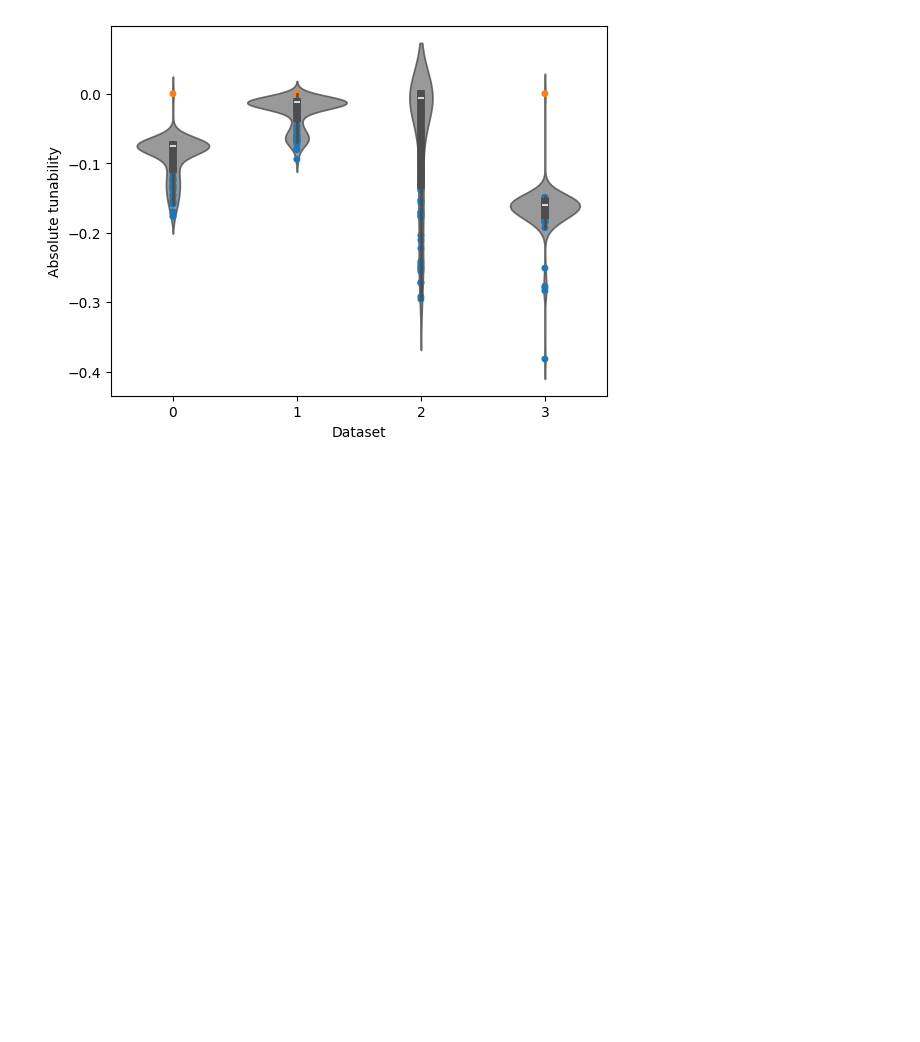
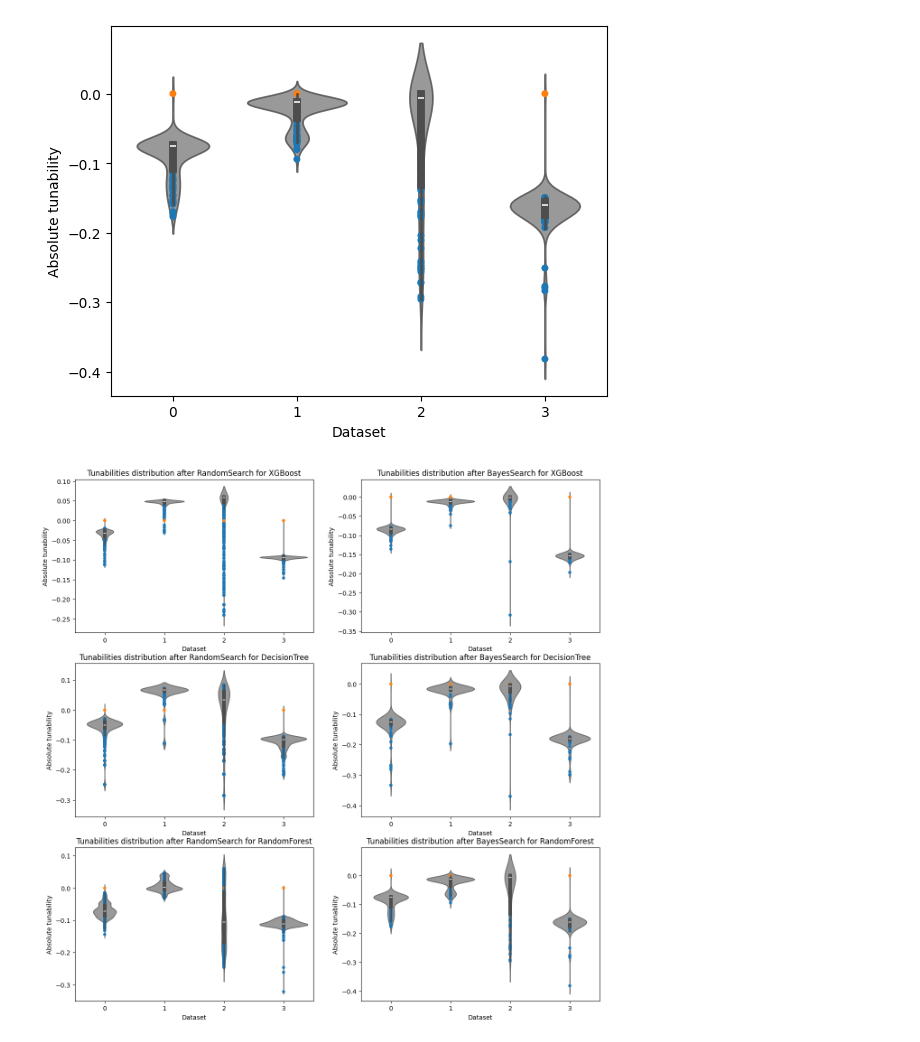
Before and after one commit to UserKrzysztof/AutoML-project1-tunability, a Jupyter notebook: code/tunabillity_plots.ipynb, the cells around one changed output. Saved outputs shown, nothing was run; the diff lists cells and outputs as text; code cells hidden in the pictures; blank space fills up the shorter version.

Commit message:
final  tunability plots

```diff
--- a/code/tunabillity_plots.ipynb
+++ b/code/tunabillity_plots.ipynb
@@ -163,3 +166,41 @@ for h in history_BS:
 | 403 | 3 | OrderedDict([('model__max_feature... | 1.000000 | True | 0.000000 | 3 |
 404 rows × 6 columns
 [figure]
+# %%
+def plot_tunabilities(tunabilites, ax = None):
+    if ax is None:
+        fig,ax = plt.plot()
+    sns.violinplot(tunabilites,
+              x='dataset_str',
+              y='abs_tunability',
+              alpha = 0.8,
+              color="gray", ax=ax)
+    sns.stripplot(tunabilites,
+                x='dataset_str',
+                y='abs_tunability',
+                hue='is_default',
+                legend=False,
+                jitter=False,
+                zorder = 1, ax=ax)
+
+    ax.set_xlabel('Dataset')
+    ax.set_ylabel('Absolute tunability')
+
+    return ax
+# %%
+fig, axs = plt.subplots(len(history_RS), 2, figsize = [15,15])
+
+names = ["XGBoost","DecisionTree", "RandomForest"]
+
+for i,(rs, bs) in enumerate(zip(history_RS, history_BS)):
+    trs = get_tunabilies_per_dataset_for_every_param_set(rs)
+    tbs = get_tunabilies_per_dataset_for_every_param_set(bs)
+    plot_tunabilities(trs, axs[i,0])
+    plot_tunabilities(tbs, axs[i,1])
+
+    axs[i,0].set_title(f"Tunabilities distribution after RandomSearch for {names[i]}")
+    axs[i,1].set_title(f"Tunabilities distribution after BayesSearch for {names[i]}")
+
+plt.show()
+# %% [output]
+[figure, added]
```
Also changed, not shown: parts of 1 cell of this notebook.
